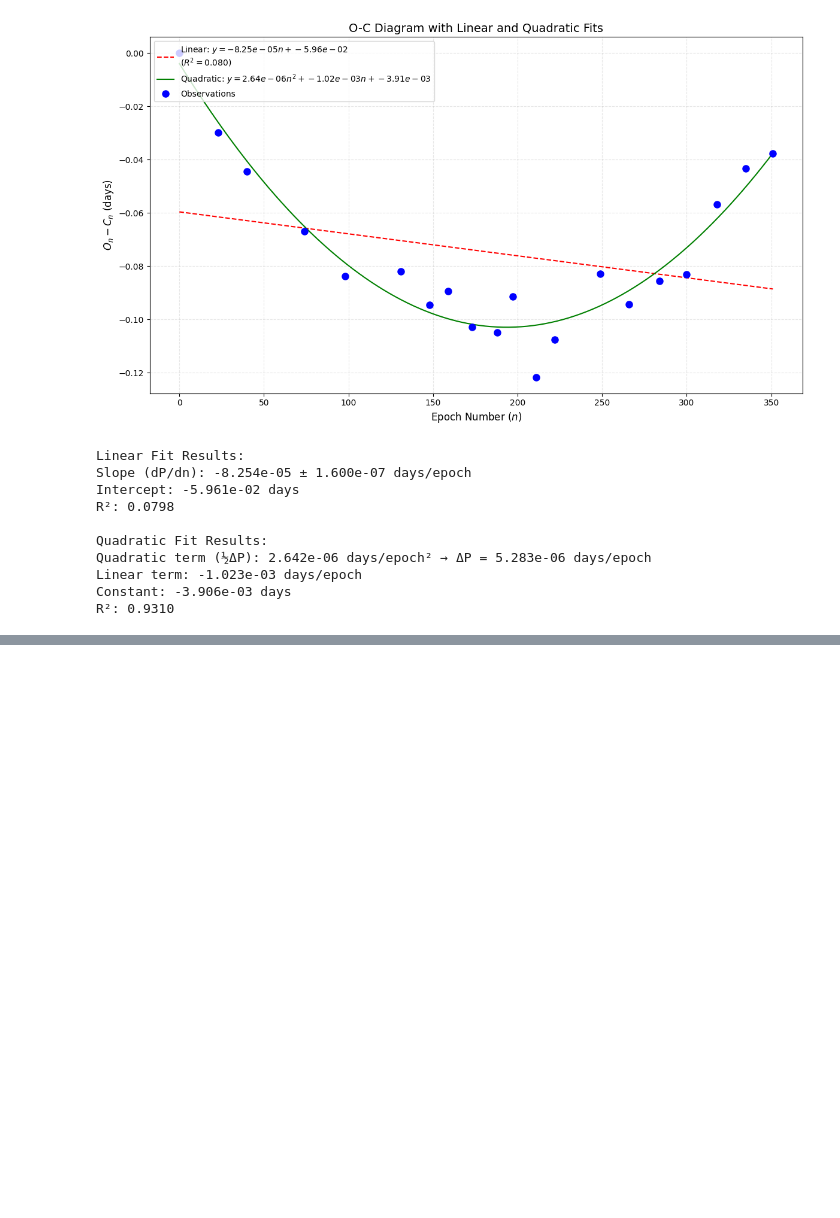
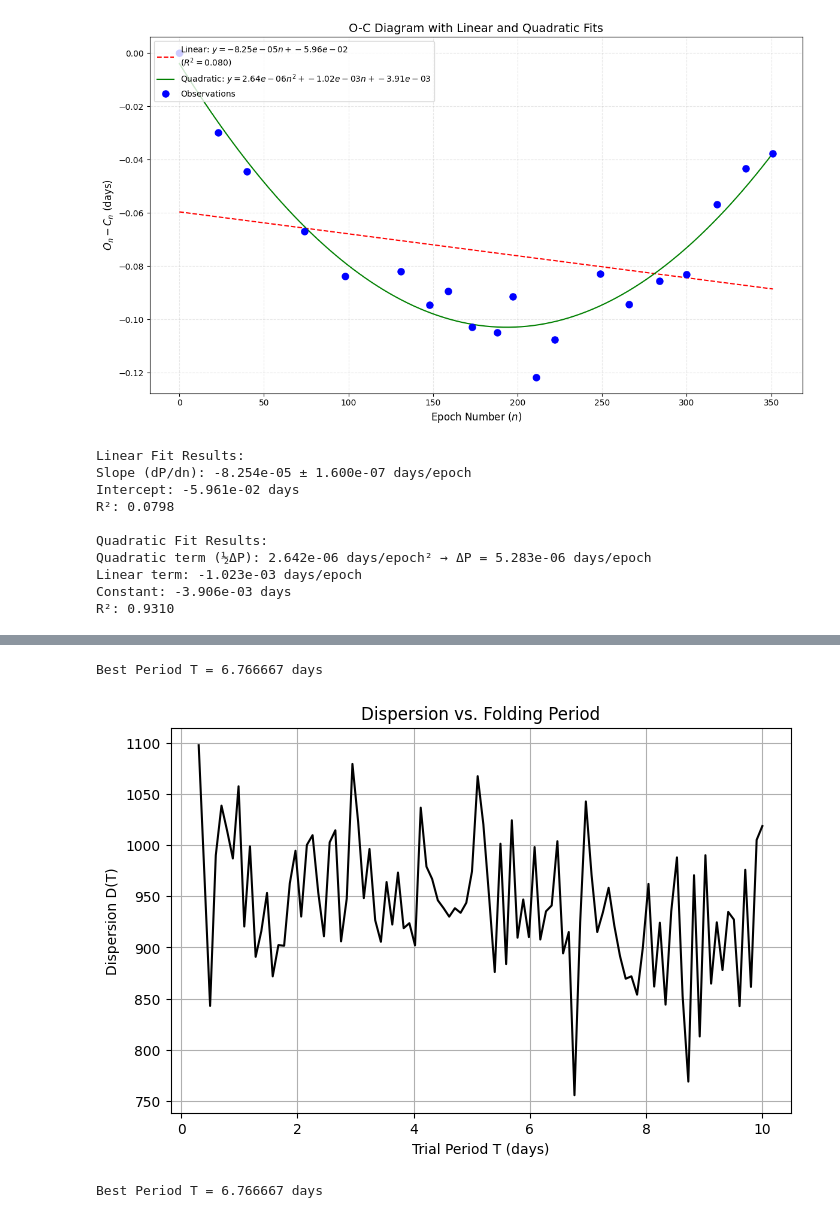
Before and after one commit to BDOAA/Camp-Notebooks, a Jupyter notebook: O_C_analysis_BDOAA.ipynb, the cells around one changed output, grey strips where cells are left out. Cells and saved outputs as stored; diff of their text form; code cells hidden in the pictures; blank space fills up the shorter version.

```diff
--- a/O_C_analysis_BDOAA.ipynb
+++ b/O_C_analysis_BDOAA.ipynb
@@ -707,0 +917,11 @@ R²: 0.9310
+# %%
+import numpy as np
+import pandas as pd
+
+# Load data, skip first column (Camera)
+data = pd.read_csv("lc_data.txt", delim_whitespace=True, header=None)
+data.columns = ['Camera', 'Time', 'Mag', 'Mag_err']
+
+# Only keep time and magnitude
+t = data['Time'].values
+m = data['Mag'].values
@@ -707,0 +958,26 @@ R²: 0.9310
+# %%
+import matplotlib.pyplot as plt
+
+T_values = np.linspace(0.3, 10, 100)  # You can adjust the range and resolution
+D_values = [compute_dispersion(t, m, T) for T in T_values]
+
+# Find T with minimum dispersion
+best_T = T_values[np.argmin(D_values)]
+print(f"Best Period T = {best_T:.6f} days")
+
+# Plot
+plt.figure(figsize=(8, 5))
+plt.plot(T_values, D_values, color='black')
+plt.xlabel('Trial Period T (days)')
+plt.ylabel('Dispersion D(T)')
+plt.title('Dispersion vs. Folding Period')
+plt.grid(True)
+plt.show()
+# %% [output]
+Best Period T = 6.766667 days
+[figure, added]
+# %%
+best_T = T_values[np.argmin(D_values)]
+print(f"Best Period T = {best_T:.6f} days")
+# %% [output]
+Best Period T = 6.766667 days
```
Also changed, not shown: parts of 6 cells of this notebook.
